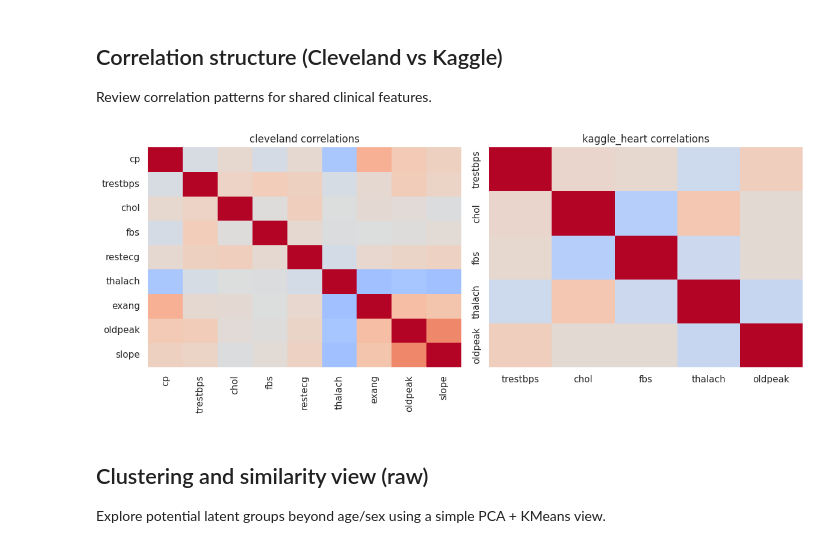
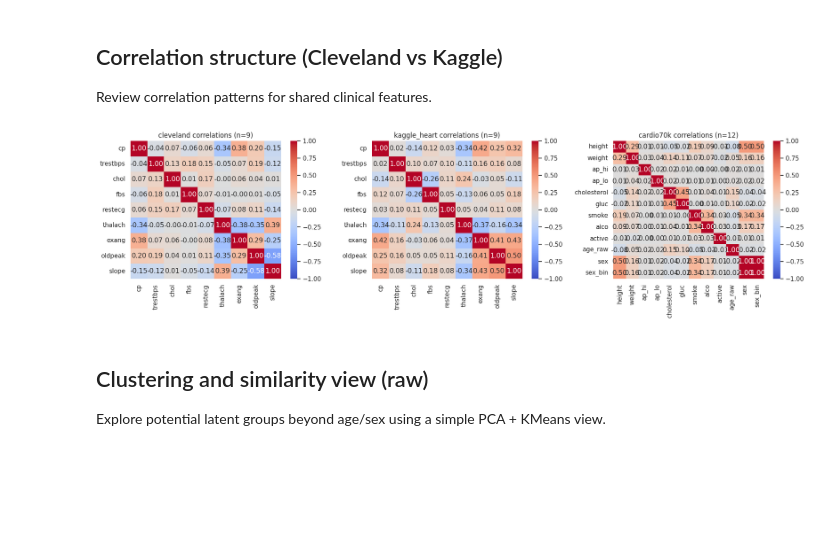
Before and after one commit to UA-Dissertation-Project-107449/FairXAI, a Jupyter notebook: notebooks/cardiac_eda.ipynb, the cells around one changed output. Drawn from its saved outputs; the diff is of its cells as text; code cells hidden in the pictures; blank space fills up the shorter version.

```diff
--- a/notebooks/cardiac_eda.ipynb
+++ b/notebooks/cardiac_eda.ipynb
@@ -235,9 +482,11 @@ plt.tight_layout()
 age_stats = []
 age_plot_rows = []
 for name, df in raw.items():
-    age_years = age_to_years(df["age_raw"])
+    unit = dataset_age_unit(name)
+    age_years = age_to_years(df["age_raw"], unit)
     age_stats.append({
         "dataset": name,
+        "age_unit": unit,
         "min": age_years.min(),
         "max": age_years.max(),
         "mean": age_years.mean(),
@@ -365,9 +660,14 @@ for idx, name in enumerate(DATASETS):
     if TARGET_COL not in df.columns or "age_group" not in df.columns:
         axes[idx].set_title(f"{name} (missing target or age_group)")
         continue
-    grouped = df.groupby("age_group")[TARGET_COL].mean().reset_index()
+    age_group = apply_age_group_order(df["age_group"], name)
+    temp = pd.DataFrame({"age_group": age_group, TARGET_COL: df[TARGET_COL]})
+    grouped = temp.groupby("age_group", observed=True)[TARGET_COL].mean().reset_index()
     sns.lineplot(data=grouped, x="age_group", y=TARGET_COL, ax=axes[idx], marker="o")
     axes[idx].set_title(f"{name} prevalence by age_group")
     axes[idx].set_xlabel("age_group")
+    axes[idx].set_ylabel("prevalence")
+    axes[idx].set_ylim(0, 1.05)
+    add_point_labels(axes[idx], grouped["age_group"], grouped[TARGET_COL])
 plt.tight_layout()
 # %% [output]
@@ -427,10 +761,16 @@ if categorical_features:
 # %%
+print("\nKolmogorov-Smirnov test results (Cleveland vs Kaggle):")
 stat_rows = []
 for feature in numeric_features:
     clev_vals = numeric_series(cleveland_df, feature).dropna()
     kag_vals = numeric_series(kaggle_df, feature).dropna()
     if clev_vals.nunique() > 1 and kag_vals.nunique() > 1:
         stat = ks_2samp(clev_vals, kag_vals)
-        stat_rows.append({"feature": feature, "ks_stat": stat.statistic, "p_value": stat.pvalue})
+        stat_rows.append({
+            "feature": feature,
+            "ks_stat": stat.statistic,
+            "p_value": stat.pvalue,
+            "distributions_differ": "Yes" if stat.pvalue < 0.05 else "No",
+        })
 pd.DataFrame(stat_rows)
 # %% [output]
@@ -444,15 +784,54 @@ pd.DataFrame(stat_rows)
 ## Correlation structure (Cleveland vs Kaggle)
 Review correlation patterns for shared clinical features.
 # %%
-fig, axes = plt.subplots(1, 2, figsize=(12, 5))
-for idx, (name, df) in enumerate([("cleveland", cleveland_df), ("kaggle_heart", kaggle_df)]):
-    numeric = df[plot_features].select_dtypes(include=[np.number])
+def numeric_for_corr(df: pd.DataFrame, features: list[str]) -> pd.DataFrame:
+    cols = {}
+    for feature in features:
+        series = df[feature] if feature in df.columns else None
+        if series is None:
+            continue
+        if feature in CATEGORY_MAPPINGS:
+            mapped = standardize_category(feature, series)
+            codes = pd.Series(mapped).cat.codes.replace(-1, np.nan)
+            cols[feature] = codes
+        else:
+            cols[feature] = pd.to_numeric(series, errors="coerce")
+    numeric = pd.DataFrame(cols)
+    numeric = numeric.dropna(axis=1, how="all")
+    numeric = numeric.loc[:, numeric.nunique(dropna=True) > 1]
+    return numeric
+
+fig, axes = plt.subplots(1, 3, figsize=(18, 5))
+corr_targets = [("cleveland", cleveland_df, plot_features), ("kaggle_heart", kaggle_df, plot_features)]
+cardio_df = raw.get("cardio70k")
+if cardio_df is not None:
+    cardio_features = [c for c in cardio_df.columns if c != TARGET_COL]
+    corr_targets.append(("cardio70k", cardio_df, cardio_features))
+else:
+    corr_targets.append(("cardio70k", pd.DataFrame(), []))
+
+for idx, (name, df, features) in enumerate(corr_targets):
+    numeric = numeric_for_corr(df, features) if not df.empty else pd.DataFrame()
+    if numeric.shape[1] < 2:
+        axes[idx].set_title(f"{name} correlations (insufficient numeric features)")
+        axes[idx].axis("off")
+        continue
     corr = numeric.corr(numeric_only=True)
-    sns.heatmap(corr, ax=axes[idx], cmap="coolwarm", center=0, cbar=False)
-    axes[idx].set_title(f"{name} correlations")
+    sns.heatmap(
+        corr,
+        ax=axes[idx],
+        cmap="coolwarm",
+        center=0,
+        vmin=-1,
+        vmax=1,
+        annot=True,
+        fmt=".2f",
+        cbar=True,
+    )
+    axes[idx].set_title(f"{name} correlations (n={corr.shape[0]})")
 plt.tight_layout()
 # %% [output]
-[figure, old version]
+[figure, new version]
 # %% [markdown]
 ## Clustering and similarity view (raw)
 Explore potential latent groups beyond age/sex using a simple PCA + KMeans view.
```
Also changed, not shown: parts of 31 cells of this notebook, 2 other files.
